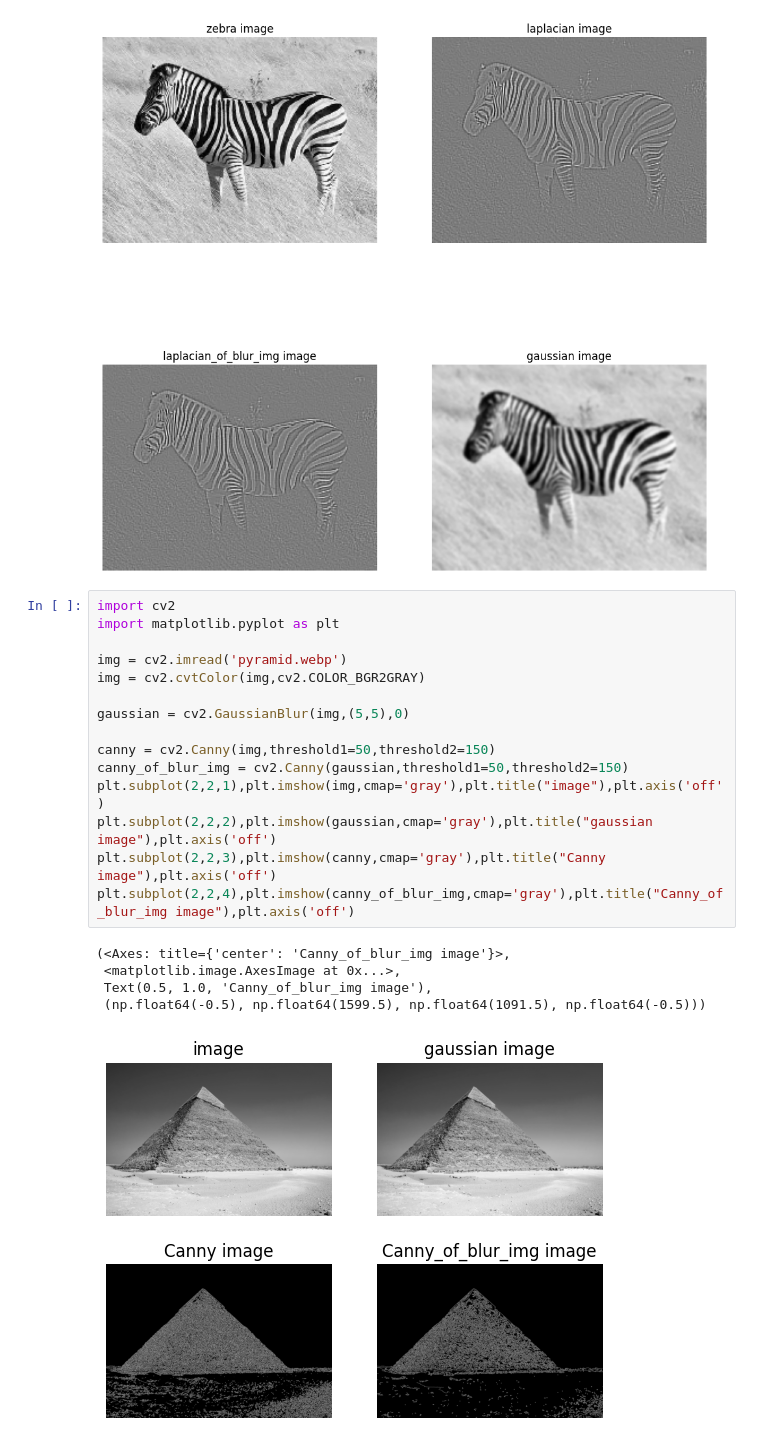
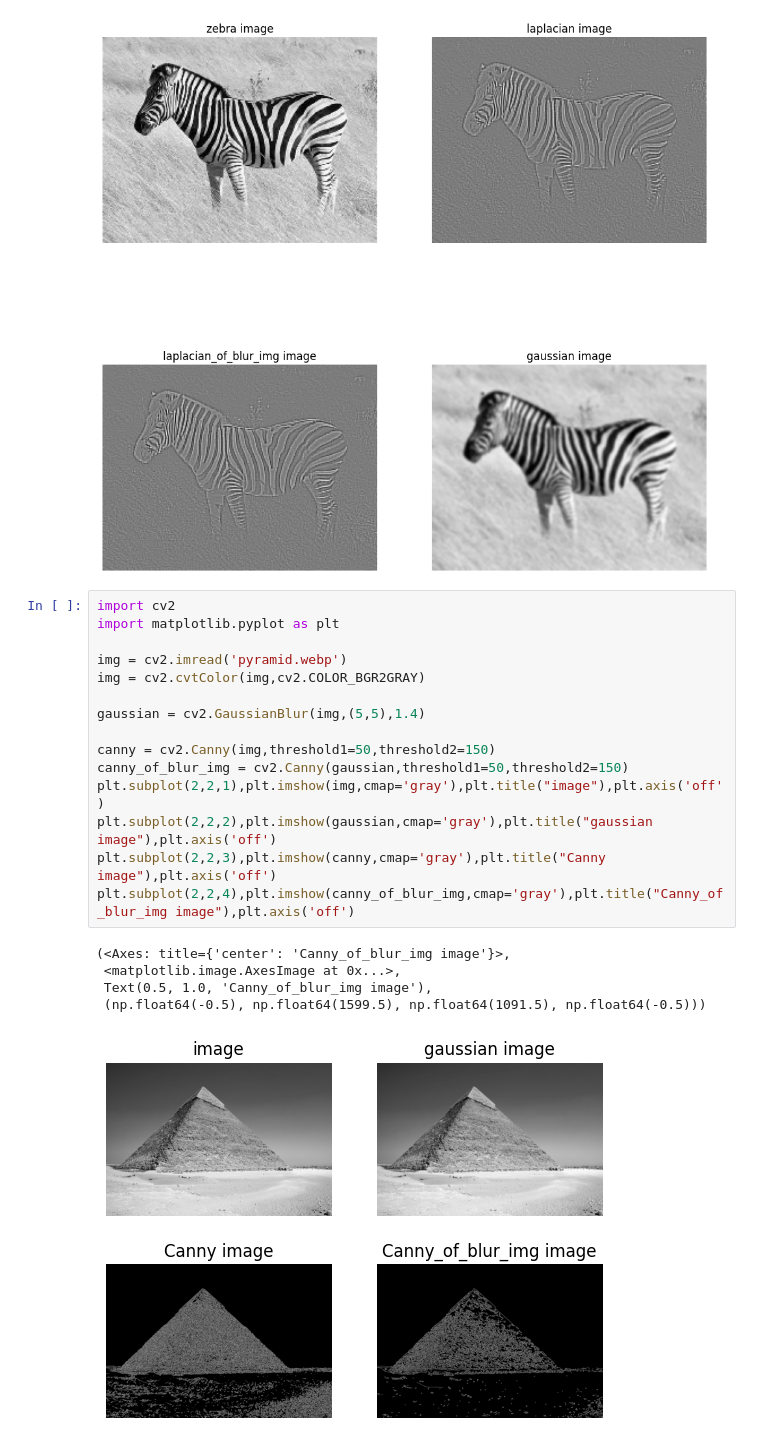
Before and after one commit to AlfazBloch/ML, a Jupyter notebook: edge.ipynb, the cells around one changed output. Cells and saved outputs as stored; diff of their text form.

```diff
--- a/edge.ipynb
+++ b/edge.ipynb
@@ -42,21 +42,21 @@ plt.subplot(2,2,4),plt.imshow(gaussian,cmap='gray'),plt.axis('off'),plt.title('g
 # %%
 import cv2
 import matplotlib.pyplot as plt
 
 img = cv2.imread('pyramid.webp')
 img = cv2.cvtColor(img,cv2.COLOR_BGR2GRAY)
 
-gaussian = cv2.GaussianBlur(img,(5,5),0)
+gaussian = cv2.GaussianBlur(img,(5,5),1.4)
 
 canny = cv2.Canny(img,threshold1=50,threshold2=150)
 canny_of_blur_img = cv2.Canny(gaussian,threshold1=50,threshold2=150)
 plt.subplot(2,2,1),plt.imshow(img,cmap='gray'),plt.title("image"),plt.axis('off')
 plt.subplot(2,2,2),plt.imshow(gaussian,cmap='gray'),plt.title("gaussian image"),plt.axis('off')
 plt.subplot(2,2,3),plt.imshow(canny,cmap='gray'),plt.title("Canny image"),plt.axis('off')
 plt.subplot(2,2,4),plt.imshow(canny_of_blur_img,cmap='gray'),plt.title("Canny_of_blur_img image"),plt.axis('off')
 # %% [output]
 (<Axes: title={'center': 'Canny_of_blur_img image'}>,
  <matplotlib.image.AxesImage at 0x...>,
  Text(0.5, 1.0, 'Canny_of_blur_img image'),
  (np.float64(-0.5), np.float64(1599.5), np.float64(1091.5), np.float64(-0.5)))
-[figure, old version]
+[figure, new version]
```
